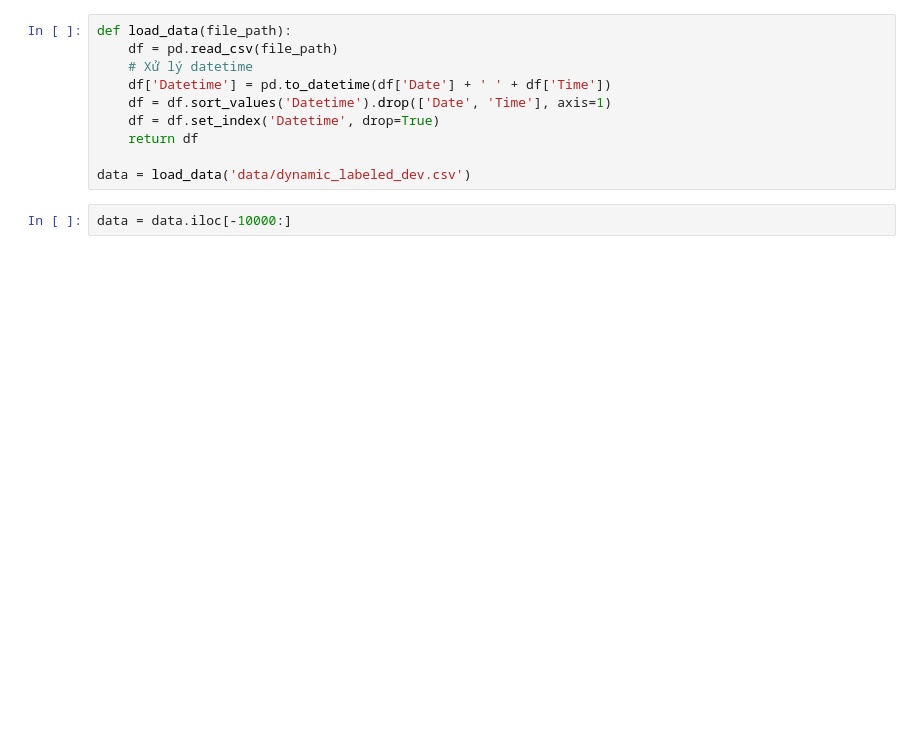
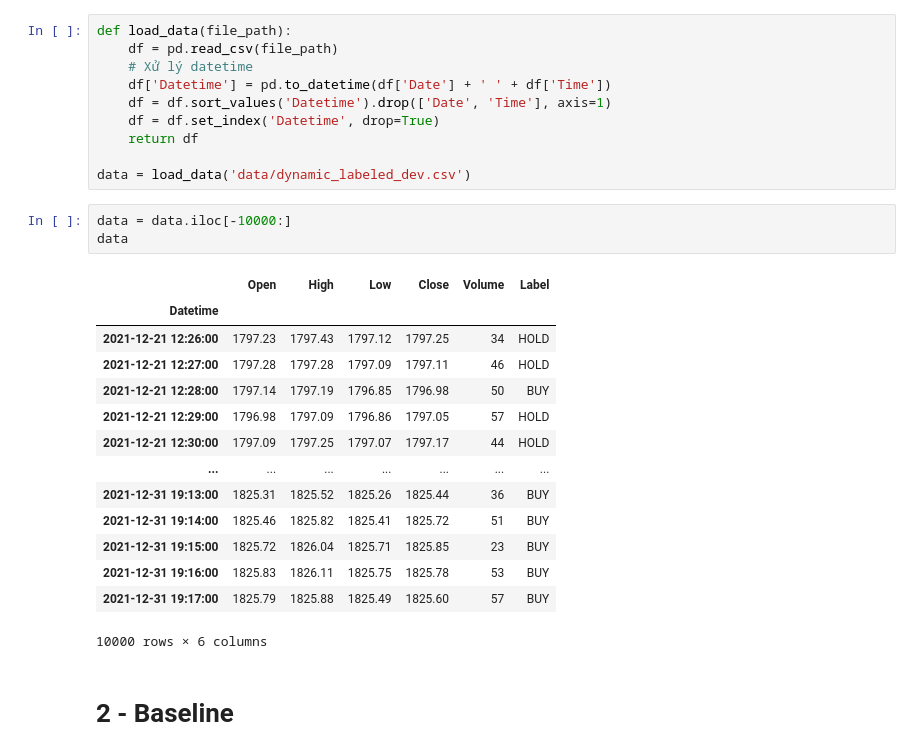
Before and after one commit to nguyenduchuyiu/xauusd-trading, a Jupyter notebook: backtesting.ipynb, the cells around one changed output. Cells and saved outputs as stored; diff of their text form; blank space fills up the shorter version.

```diff
--- a/backtesting.ipynb
+++ b/backtesting.ipynb
@@ -18,6 +31,24 @@ def load_data(file_path):
 data = load_data('data/dynamic_labeled_dev.csv')
 # %%
 data = data.iloc[-10000:]
+data
+# %% [output]
+|  | Open | High | Low | Close | Volume | Label |
+| Datetime |  |  |  |  |  |  |
+| 2021-12-21 12:26:00 | 1797.23 | 1797.43 | 1797.12 | 1797.25 | 34 | HOLD |
+| 2021-12-21 12:27:00 | 1797.28 | 1797.28 | 1797.09 | 1797.11 | 46 | HOLD |
+| 2021-12-21 12:28:00 | 1797.14 | 1797.19 | 1796.85 | 1796.98 | 50 | BUY |
+| 2021-12-21 12:29:00 | 1796.98 | 1797.09 | 1796.86 | 1797.05 | 57 | HOLD |
+| 2021-12-21 12:30:00 | 1797.09 | 1797.25 | 1797.07 | 1797.17 | 44 | HOLD |
+| ... | ... | ... | ... | ... | ... | ... |
+| 2021-12-31 19:13:00 | 1825.31 | 1825.52 | 1825.26 | 1825.44 | 36 | BUY |
+| 2021-12-31 19:14:00 | 1825.46 | 1825.82 | 1825.41 | 1825.72 | 51 | BUY |
+| 2021-12-31 19:15:00 | 1825.72 | 1826.04 | 1825.71 | 1825.85 | 23 | BUY |
+| 2021-12-31 19:16:00 | 1825.83 | 1826.11 | 1825.75 | 1825.78 | 53 | BUY |
+| 2021-12-31 19:17:00 | 1825.79 | 1825.88 | 1825.49 | 1825.60 | 57 | BUY |
+10000 rows × 6 columns
+# %% [markdown]
+# 2 - Baseline
 # %%
 def SMA(values, n):
     return pd.Series(values).rolling(n).mean()
```
Also changed, not shown: parts of 8 cells of this notebook, 3 other files.
